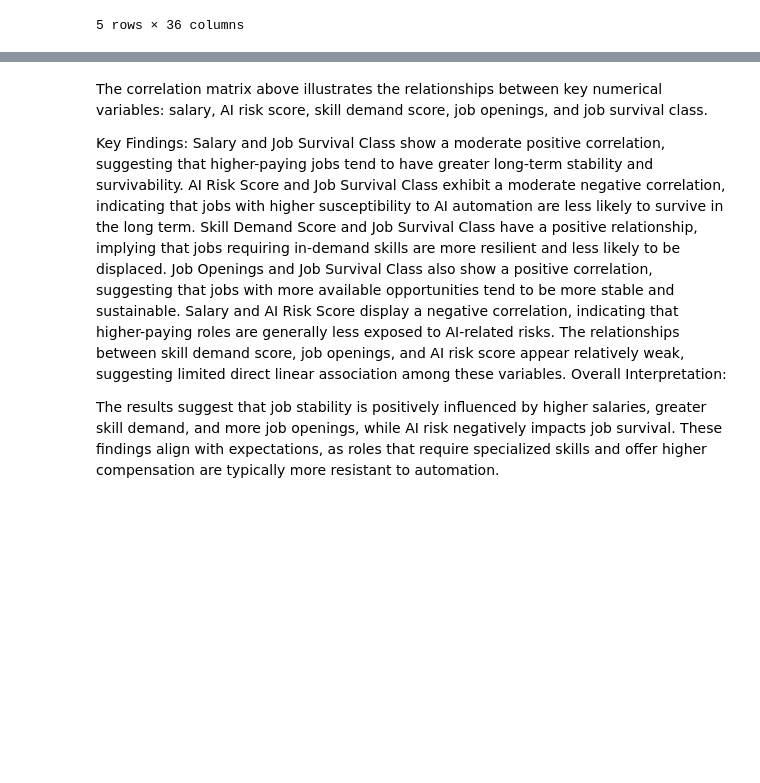
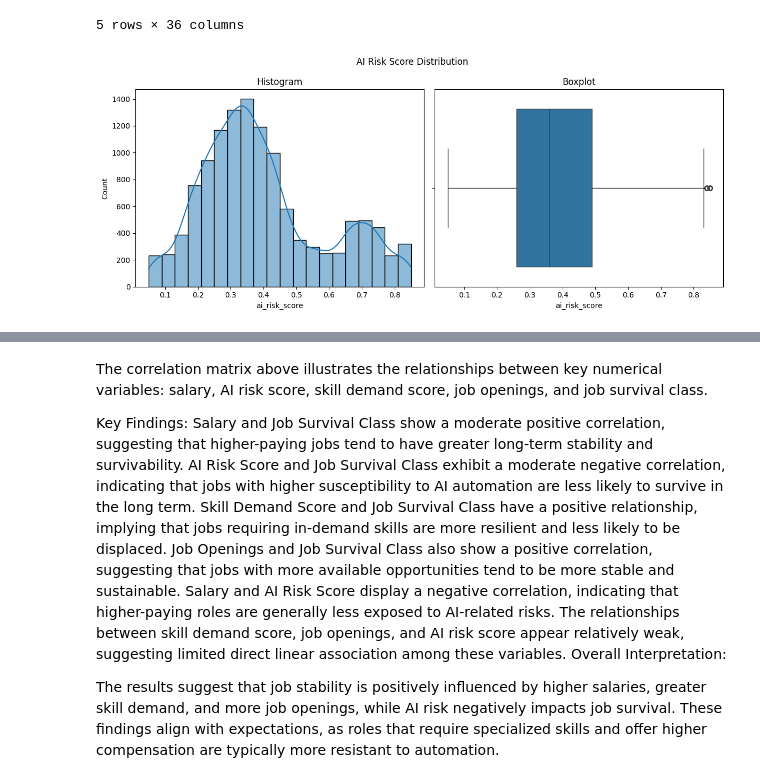
Before and after one commit to rd10902766-jpg/DSS740_Team_1, a Jupyter notebook: src/ET.ipynb, the cells around one changed output, grey strips where cells are left out. Drawn from its saved outputs; the diff is of its cells as text; code cells hidden in the pictures; blank space fills up the shorter version.

Commit message:
Updated ET notebook with regression and plots

```diff
--- a/src/ET.ipynb
+++ b/src/ET.ipynb
@@ -65,3 +65,22 @@ df.head()
 | 3 | 1.476524 | -1.283661 | 0.44 | 1.353874 | -0.579030 | -0.470928 | ... |
 | 4 | 1.641582 | -0.931689 | 0.75 | -1.607007 | -1.538591 | -1.989783 | ... |
 5 rows × 36 columns
+# %%
+#Checking Distribution and Outliers
+plt.figure(figsize=(12,5))
+
+# Histogram
+plt.subplot(1,2,1)
+sns.histplot(df["ai_risk_score"], bins=20, kde=True)
+plt.title("Histogram")
+
+# Boxplot
+plt.subplot(1,2,2)
+sns.boxplot(x=df["ai_risk_score"])
+plt.title("Boxplot")
+
+plt.suptitle("AI Risk Score Distribution")
+plt.tight_layout()
+plt.show()
+# %% [output]
+[figure, added]
```
Also changed, not shown: parts of 7 cells of this notebook.
